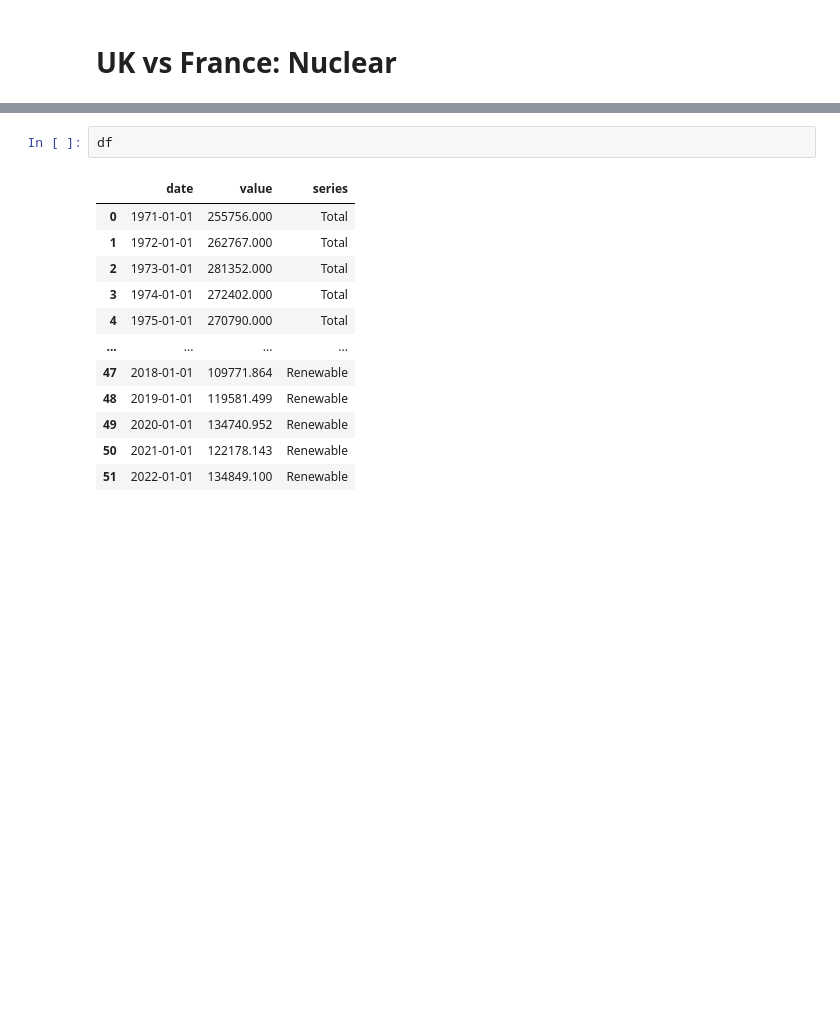
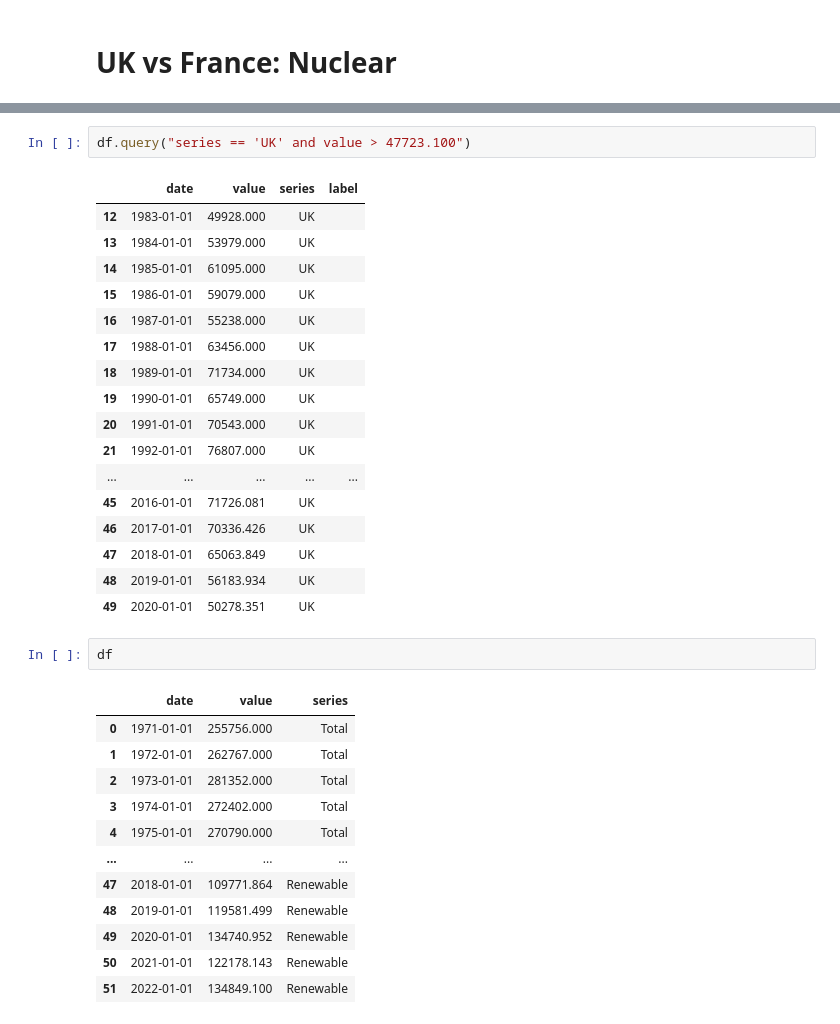
Before and after one commit to jhellingsdata/RADataHub, a Jupyter notebook: ChartOfTheDay/energy/us_chn_energy.ipynb, the cells around one changed output, grey strips where cells are left out. Cells and saved outputs as stored; diff of their text form; blank space fills up the shorter version.

```diff
--- a/ChartOfTheDay/energy/us_chn_energy.ipynb
+++ b/ChartOfTheDay/energy/us_chn_energy.ipynb
@@ -223,3 +312,23 @@ chart
+# %%
+df.query("series == 'UK' and value > 47723.100")
+# %% [output]
+|  | date | value | series | label |
+| 12 | 1983-01-01 | 49928.000 | UK |  |
+| 13 | 1984-01-01 | 53979.000 | UK |  |
+| 14 | 1985-01-01 | 61095.000 | UK |  |
+| 15 | 1986-01-01 | 59079.000 | UK |  |
+| 16 | 1987-01-01 | 55238.000 | UK |  |
+| 17 | 1988-01-01 | 63456.000 | UK |  |
+| 18 | 1989-01-01 | 71734.000 | UK |  |
+| 19 | 1990-01-01 | 65749.000 | UK |  |
+| 20 | 1991-01-01 | 70543.000 | UK |  |
+| 21 | 1992-01-01 | 76807.000 | UK |  |
+| ... | ... | ... | ... | ... |
+| 45 | 2016-01-01 | 71726.081 | UK |  |
+| 46 | 2017-01-01 | 70336.426 | UK |  |
+| 47 | 2018-01-01 | 65063.849 | UK |  |
+| 48 | 2019-01-01 | 56183.934 | UK |  |
+| 49 | 2020-01-01 | 50278.351 | UK |  |
 # %%
 df
 # %% [output]
```
Also changed, not shown: parts of 10 cells of this notebook, 3 other files.
